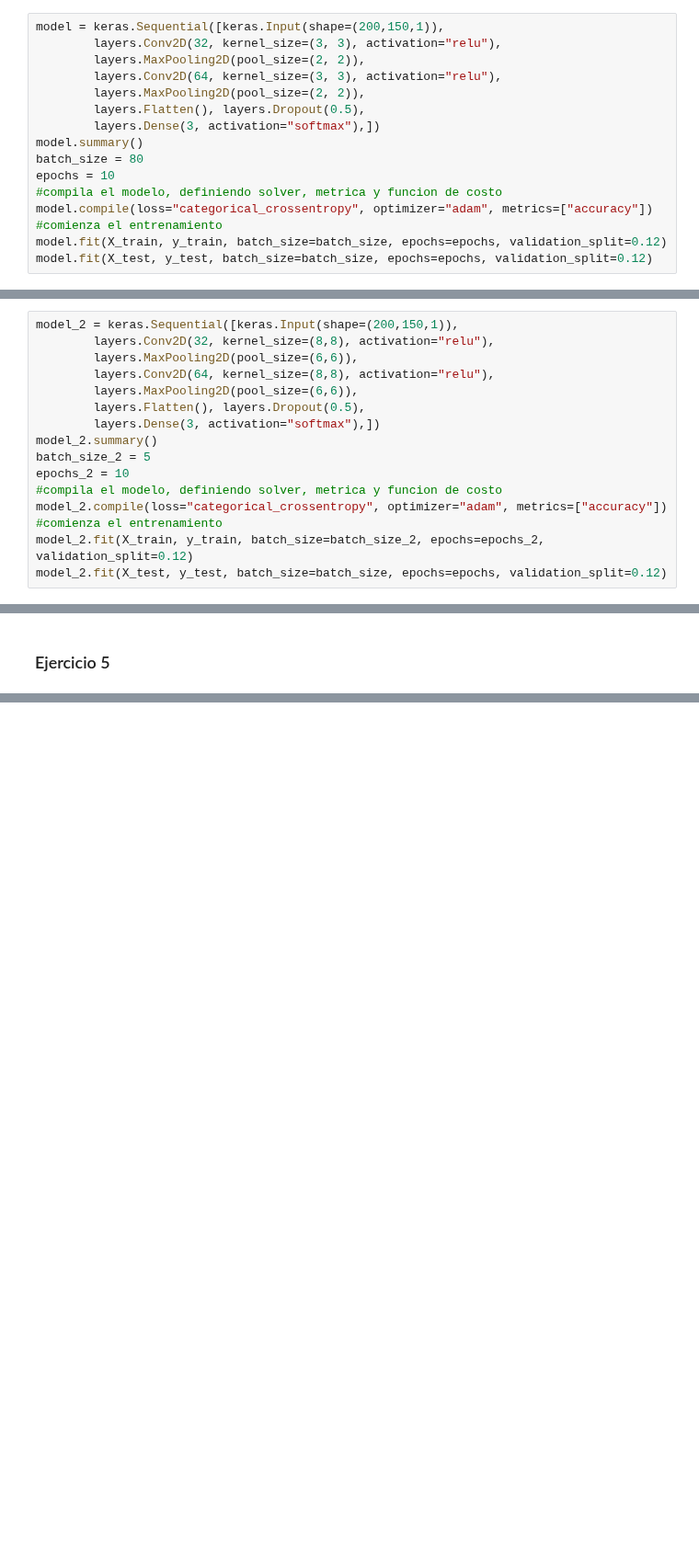
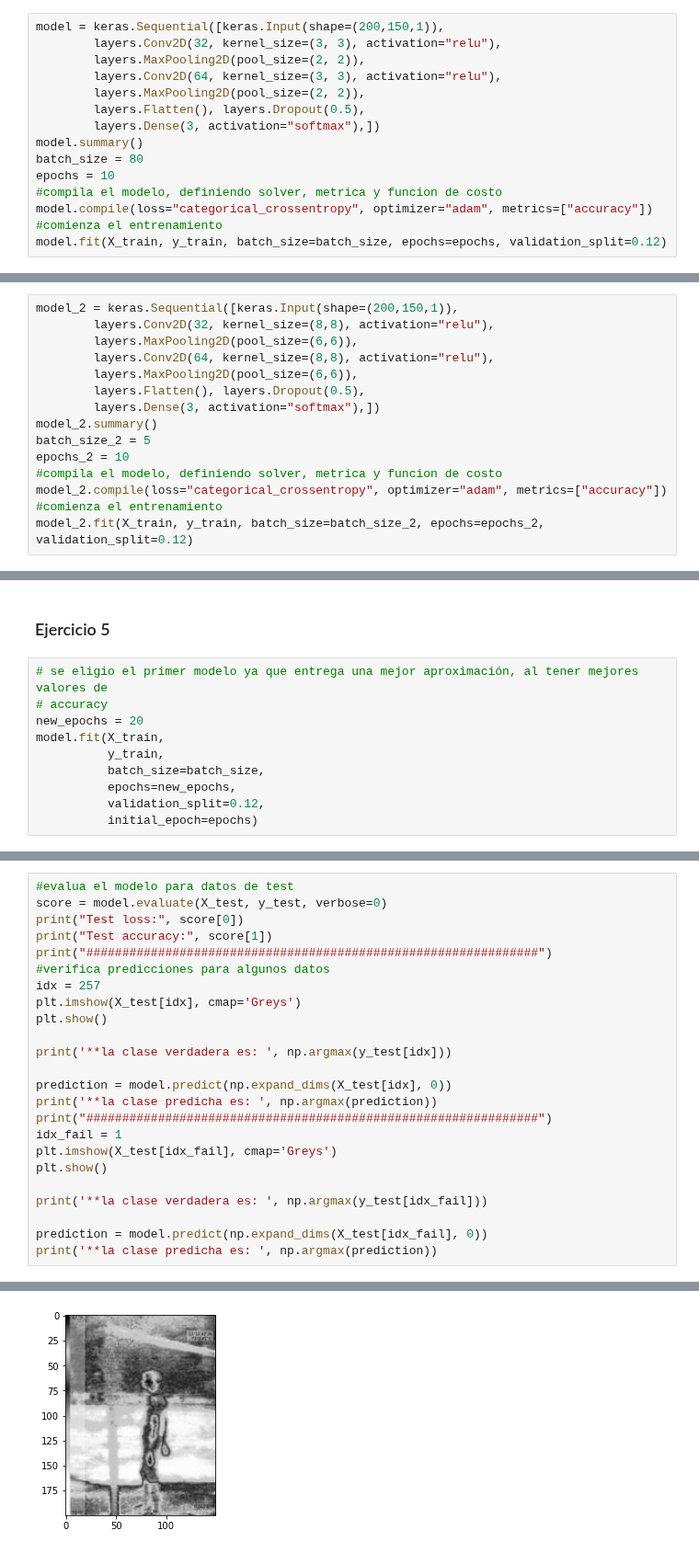
Before and after one commit to qgerman2/ml_labs, a Jupyter notebook: lab6.ipynb, the cells around one changed output, grey strips where cells are left out. Shown at 92% size. Drawn from its saved outputs; the diff is of its cells as text; blank space fills up the shorter version.

```diff
--- a/lab6.ipynb
+++ b/lab6.ipynb
@@ -81,5 +81,4 @@ epochs = 10
 model.compile(loss="categorical_crossentropy", optimizer="adam", metrics=["accuracy"])
 #comienza el entrenamiento
 model.fit(X_train, y_train, batch_size=batch_size, epochs=epochs, validation_split=0.12)
-model.fit(X_test, y_test, batch_size=batch_size, epochs=epochs, validation_split=0.12)
 # %% [output]
@@ -118,5 +117,4 @@ epochs_2 = 10
 model_2.compile(loss="categorical_crossentropy", optimizer="adam", metrics=["accuracy"])
 #comienza el entrenamiento
 model_2.fit(X_train, y_train, batch_size=batch_size_2, epochs=epochs_2, validation_split=0.12)
-model_2.fit(X_test, y_test, batch_size=batch_size, epochs=epochs, validation_split=0.12)
 # %% [output]
@@ -140,3 +138,13 @@ Epoch 10/10
 <keras.callbacks.History at 0x...>
 # %% [markdown]
 ### Ejercicio 5
+# %%
+# se eligio el primer modelo ya que entrega una mejor aproximación, al tener mejores valores de
+# accuracy
+new_epochs = 20
+model.fit(X_train,
+          y_train,
+          batch_size=batch_size,
+          epochs=new_epochs,
+          validation_split=0.12,
+          initial_epoch=epochs)
@@ -142,0 +175,25 @@ Epoch 10/10
+# %%
+#evalua el modelo para datos de test
+score = model.evaluate(X_test, y_test, verbose=0)
+print("Test loss:", score[0])
+print("Test accuracy:", score[1])
+print("###############################################################")
+#verifica predicciones para algunos datos
+idx = 257
+plt.imshow(X_test[idx], cmap='Greys')
+plt.show()
+
+print('**la clase verdadera es: ', np.argmax(y_test[idx]))
+
+prediction = model.predict(np.expand_dims(X_test[idx], 0))
+print('**la clase predicha es: ', np.argmax(prediction))
+print("###############################################################")
+idx_fail = 1
+plt.imshow(X_test[idx_fail], cmap='Greys')
+plt.show()
+
+print('**la clase verdadera es: ', np.argmax(y_test[idx_fail]))
+
+prediction = model.predict(np.expand_dims(X_test[idx_fail], 0))
+print('**la clase predicha es: ', np.argmax(prediction))
+# %% [output]
@@ -142,0 +203 @@ Epoch 10/10
+[figure, added]
```
Also changed, not shown: parts of 5 cells of this notebook.
